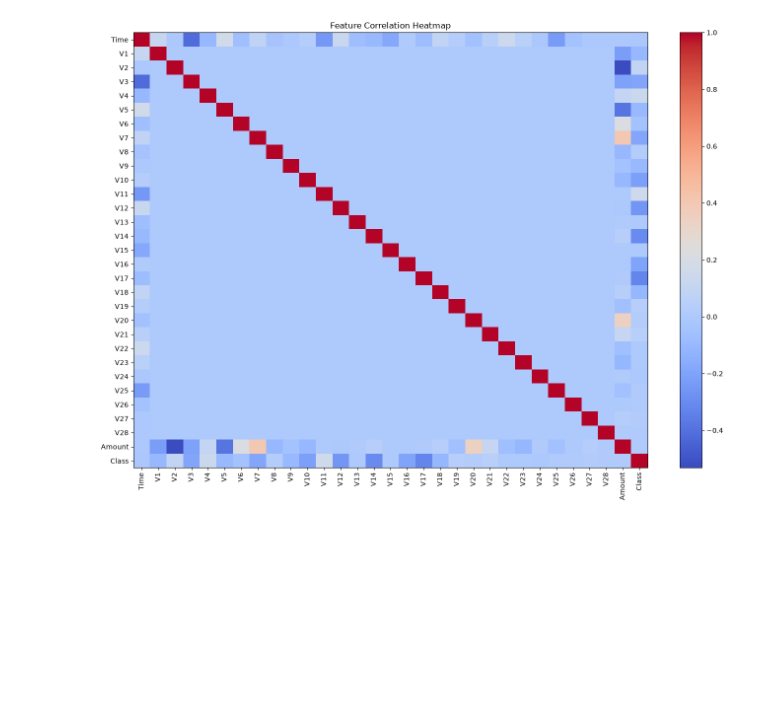
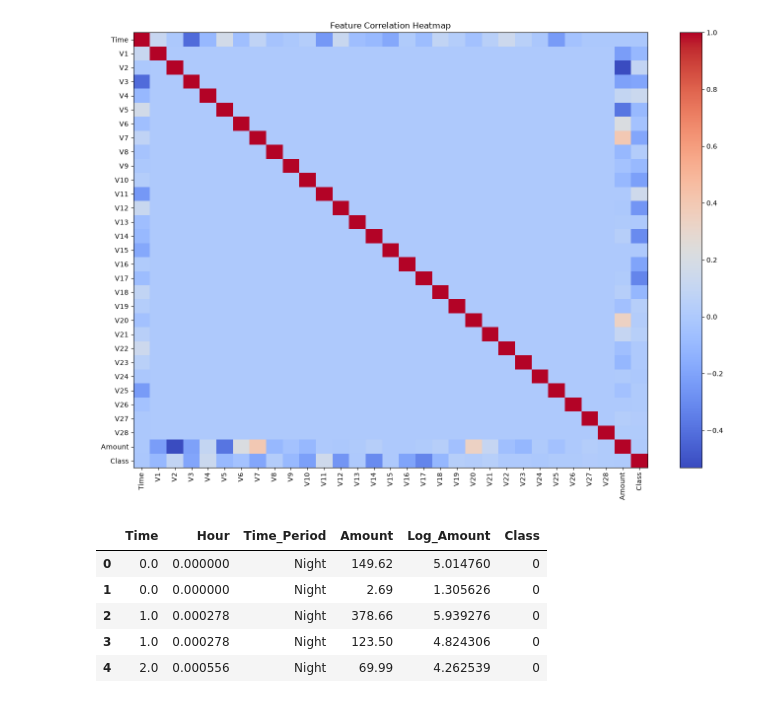
Before and after one commit to 9009594/real-time-financial-fraud-detection, a Jupyter notebook: notebooks/01_data_understanding.ipynb, the cells around one changed output. Cells and saved outputs as stored; diff of their text form; code cells hidden in the pictures; blank space fills up the shorter version.

Commit message:
Add time and amount feature engineering

```diff
--- a/notebooks/01_data_understanding.ipynb
+++ b/notebooks/01_data_understanding.ipynb
@@ -585,3 +585,33 @@ plt.tight_layout()
 plt.show()
 # %% [output]
 [figure]
+# %%
+# Create Hour feature from Time
+df["Hour"] = (df["Time"] / 3600) % 24
+
+# Create Time Period feature
+def get_time_period(hour):
+    if 5 <= hour < 12:
+        return "Morning"
+    elif 12 <= hour < 17:
+        return "Afternoon"
+    elif 17 <= hour < 21:
+        return "Evening"
+    else:
+        return "Night"
+
+df["Time_Period"] = df["Hour"].apply(get_time_period)
+
+# Create Log Amount feature
+import numpy as np
+
+df["Log_Amount"] = np.log1p(df["Amount"])
+
+df[["Time", "Hour", "Time_Period", "Amount", "Log_Amount", "Class"]].head()
+# %% [output]
+|  | Time | Hour | Time_Period | Amount | Log_Amount | Class |
+| 0 | 0.0 | 0.000000 | Night | 149.62 | 5.014760 | 0 |
+| 1 | 0.0 | 0.000000 | Night | 2.69 | 1.305626 | 0 |
+| 2 | 1.0 | 0.000278 | Night | 378.66 | 5.939276 | 0 |
+| 3 | 1.0 | 0.000278 | Night | 123.50 | 4.824306 | 0 |
+| 4 | 2.0 | 0.000556 | Night | 69.99 | 4.262539 | 0 |
```
Also changed, not shown: parts of 2 cells of this notebook.
